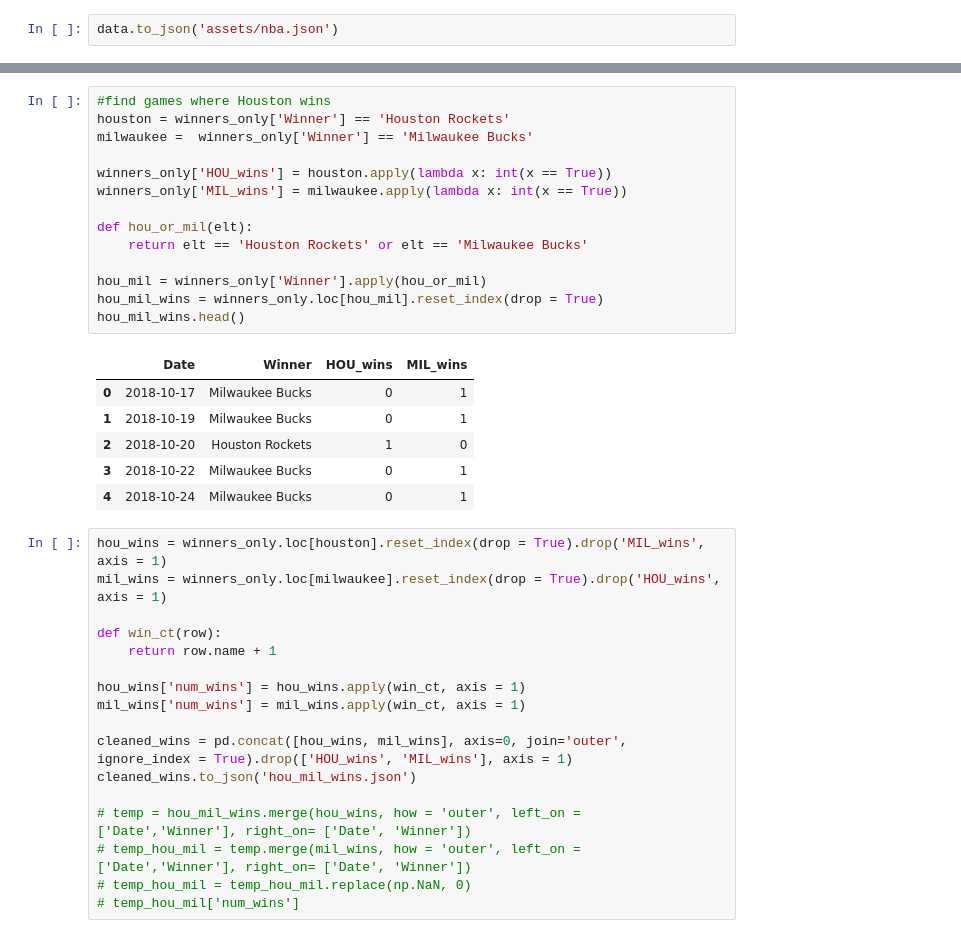
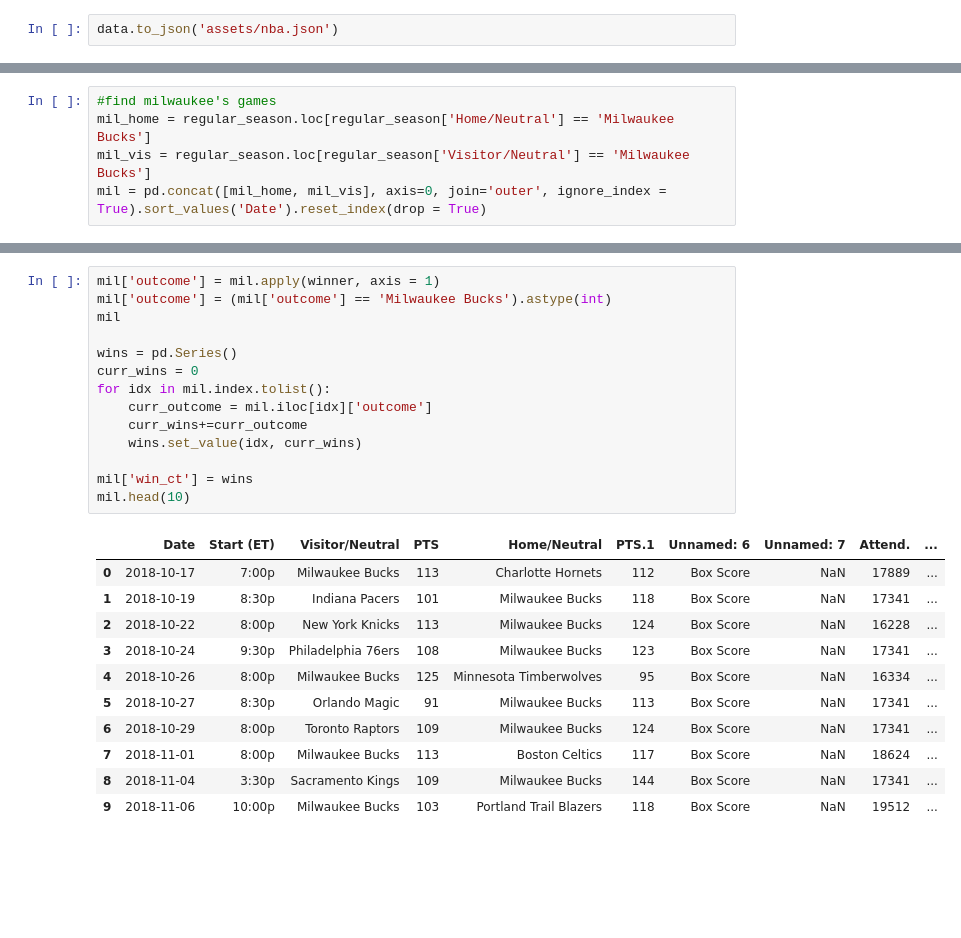
Before and after one commit to castrojoshua18/dsc106_final, a Jupyter notebook: data_processing.ipynb, the cells around one changed output, grey strips where cells are left out. Saved outputs shown, nothing was run; the diff lists cells and outputs as text; blank space fills up the shorter version.

Commit message:
got the season results per team

```diff
--- a/data_processing.ipynb
+++ b/data_processing.ipynb
@@ -92,3 +95,8 @@ regular_season.head()
+# %%
+#find milwaukee's games
+mil_home = regular_season.loc[regular_season['Home/Neutral'] == 'Milwaukee Bucks']
+mil_vis = regular_season.loc[regular_season['Visitor/Neutral'] == 'Milwaukee Bucks']
+mil = pd.concat([mil_home, mil_vis], axis=0, join='outer', ignore_index = True).sort_values('Date').reset_index(drop = True)
 # %%
 #helper method to find the winner of the game
 def winner(row):
@@ -114,38 +107,26 @@ winners_only.head()
-# %%
-#find games where Houston wins
-houston = winners_only['Winner'] == 'Houston Rockets'
-milwaukee =  winners_only['Winner'] == 'Milwaukee Bucks'
-
-winners_only['HOU_wins'] = houston.apply(lambda x: int(x == True))
-winners_only['MIL_wins'] = milwaukee.apply(lambda x: int(x == True))
-
-def hou_or_mil(elt):
-    return elt == 'Houston Rockets' or elt == 'Milwaukee Bucks'
-
-hou_mil = winners_only['Winner'].apply(hou_or_mil)
-hou_mil_wins = winners_only.loc[hou_mil].reset_index(drop = True)
-hou_mil_wins.head()
-# %% [output]
-|  | Date | Winner | HOU_wins | MIL_wins |
-| 0 | 2018-10-17 | Milwaukee Bucks | 0 | 1 |
-| 1 | 2018-10-19 | Milwaukee Bucks | 0 | 1 |
-| 2 | 2018-10-20 | Houston Rockets | 1 | 0 |
-| 3 | 2018-10-22 | Milwaukee Bucks | 0 | 1 |
-| 4 | 2018-10-24 | Milwaukee Bucks | 0 | 1 |
-# %%
-hou_wins = winners_only.loc[houston].reset_index(drop = True).drop('MIL_wins', axis = 1)
-mil_wins = winners_only.loc[milwaukee].reset_index(drop = True).drop('HOU_wins', axis = 1)
-
-def win_ct(row):
-    return row.name + 1
-
-hou_wins['num_wins'] = hou_wins.apply(win_ct, axis = 1)
-mil_wins['num_wins'] = mil_wins.apply(win_ct, axis = 1)
-
-cleaned_wins = pd.concat([hou_wins, mil_wins], axis=0, join='outer', ignore_index = True).drop(['HOU_wins', 'MIL_wins'], axis = 1)
-cleaned_wins.to_json('hou_mil_wins.json')
-
-# temp = hou_mil_wins.merge(hou_wins, how = 'outer', left_on = ['Date','Winner'], right_on= ['Date', 'Winner'])
-# temp_hou_mil = temp.merge(mil_wins, how = 'outer', left_on = ['Date','Winner'], right_on= ['Date', 'Winner'])
-# temp_hou_mil = temp_hou_mil.replace(np.NaN, 0)
-# temp_hou_mil['num_wins']
+# %%
+mil['outcome'] = mil.apply(winner, axis = 1)
+mil['outcome'] = (mil['outcome'] == 'Milwaukee Bucks').astype(int)
+mil
+
+wins = pd.Series()
+curr_wins = 0
+for idx in mil.index.tolist():
+    curr_outcome = mil.iloc[idx]['outcome']
+    curr_wins+=curr_outcome
+    wins.set_value(idx, curr_wins)
+
+mil['win_ct'] = wins
+mil.head(10)
+# %% [output]
+|  | Date | Start (ET) | Visitor/Neutral | PTS | Home/Neutral | PTS.1 | Unnamed: 6 | Unnamed: 7 | Attend. | ... |
+| 0 | 2018-10-17 | 7:00p | Milwaukee Bucks | 113 | Charlotte Hornets | 112 | Box Score | NaN | 17889 | ... |
+| 1 | 2018-10-19 | 8:30p | Indiana Pacers | 101 | Milwaukee Bucks | 118 | Box Score | NaN | 17341 | ... |
+| 2 | 2018-10-22 | 8:00p | New York Knicks | 113 | Milwaukee Bucks | 124 | Box Score | NaN | 16228 | ... |
+| 3 | 2018-10-24 | 9:30p | Philadelphia 76ers | 108 | Milwaukee Bucks | 123 | Box Score | NaN | 17341 | ... |
+| 4 | 2018-10-26 | 8:00p | Milwaukee Bucks | 125 | Minnesota Timberwolves | 95 | Box Score | NaN | 16334 | ... |
+| 5 | 2018-10-27 | 8:30p | Orlando Magic | 91 | Milwaukee Bucks | 113 | Box Score | NaN | 17341 | ... |
+| 6 | 2018-10-29 | 8:00p | Toronto Raptors | 109 | Milwaukee Bucks | 124 | Box Score | NaN | 17341 | ... |
+| 7 | 2018-11-01 | 8:00p | Milwaukee Bucks | 113 | Boston Celtics | 117 | Box Score | NaN | 18624 | ... |
+| 8 | 2018-11-04 | 3:30p | Sacramento Kings | 109 | Milwaukee Bucks | 144 | Box Score | NaN | 17341 | ... |
+| 9 | 2018-11-06 | 10:00p | Milwaukee Bucks | 103 | Portland Trail Blazers | 118 | Box Score | NaN | 19512 | ... |
```
Also changed, not shown: parts of 6 cells of this notebook, 3 other files.
